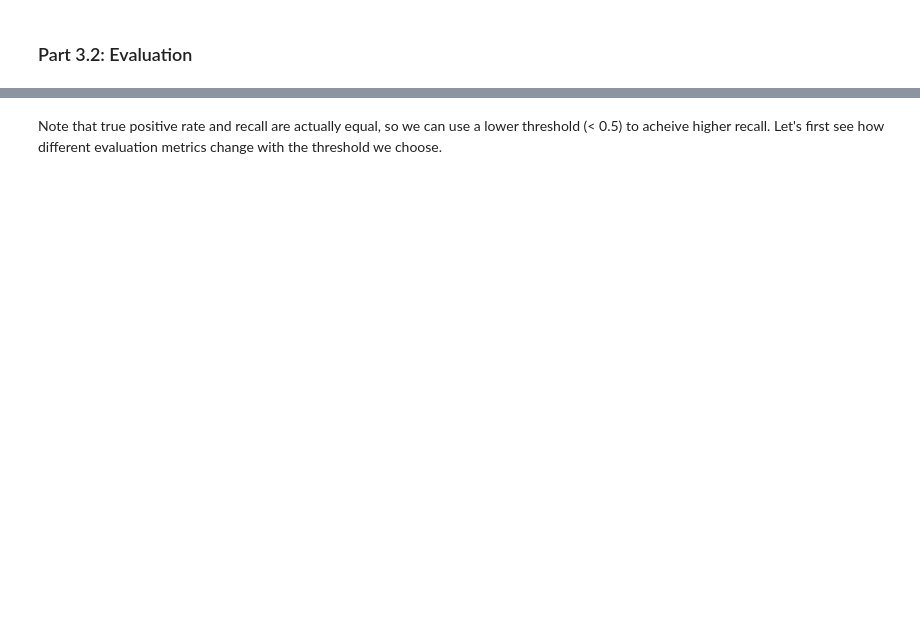
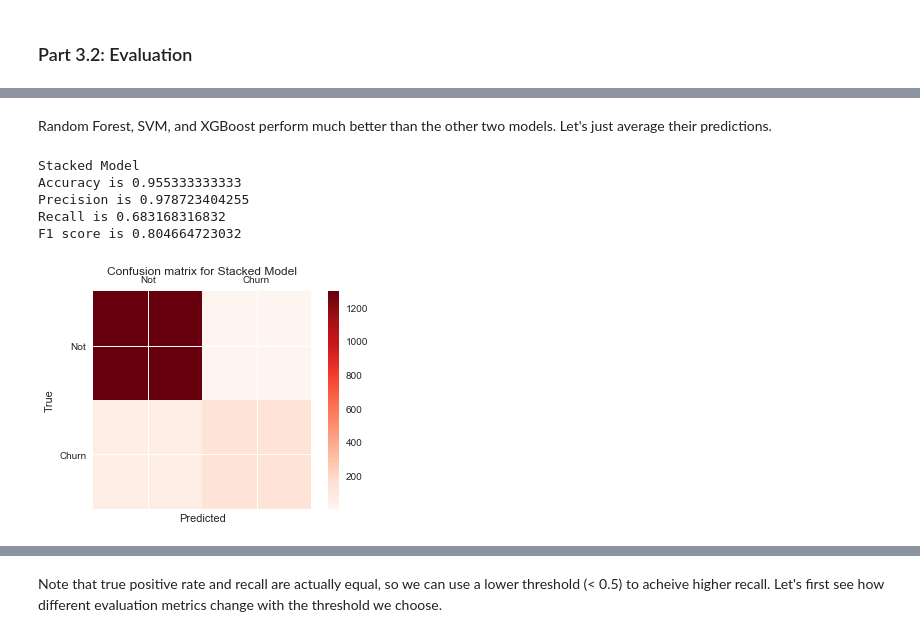
Before and after one commit to liyenhsu/User-Churn-Prediction, a Jupyter notebook: churn.ipynb, the cells around one changed output, grey strips where cells are left out. Saved outputs shown, nothing was run; the diff lists cells and outputs as text; code cells hidden in the pictures; blank space fills up the shorter version.

```diff
--- a/churn.ipynb
+++ b/churn.ipynb
@@ -527 +570,23 @@ F1 score is 0.752688172043
+# %% [markdown]
+Random Forest, SVM, and XGBoost perform much better than the other two models. Let's just average their predictions.
+# %%
+# average the predicted probabilities to make predictions
+y_prob_rf = rf.predict_proba(X_test)[:,1]
+y_prob_svm = svm.predict_proba(X_test)[:,1]
+y_prob_xgb = xgb.predict_proba(X_test)[:,1]
+y_prob = y_prob_rf/3.0 + y_prob_svm/3.0 + y_prob_xgb/3.0
+y_avg = y_prob >= 0.5
+
+confusion_matrices = [
+    ("Stacked Model", confusion_matrix(y_test, y_avg))
+]
+
+draw_confusion_matrices(confusion_matrices)
+# %% [output]
+Stacked Model
+Accuracy is 0.955333333333
+Precision is 0.978723404255
+Recall is 0.683168316832
+F1 score is 0.804664723032
+[figure, added]
 # %% [markdown]
```
Also changed, not shown: parts of 15 cells of this notebook.
